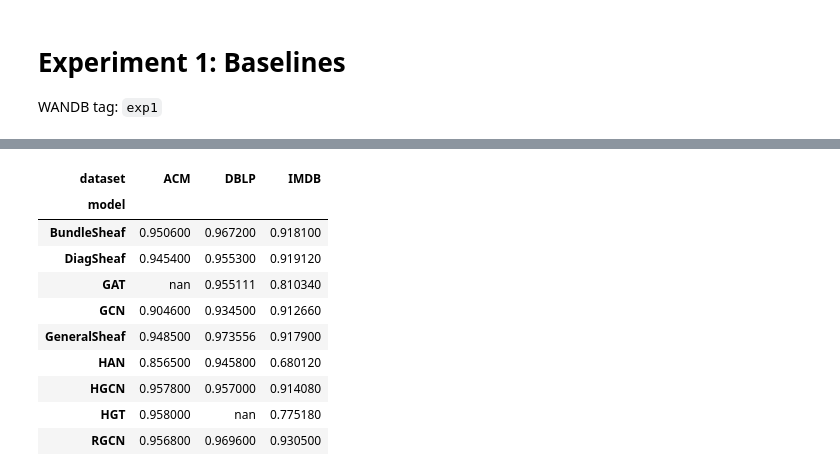
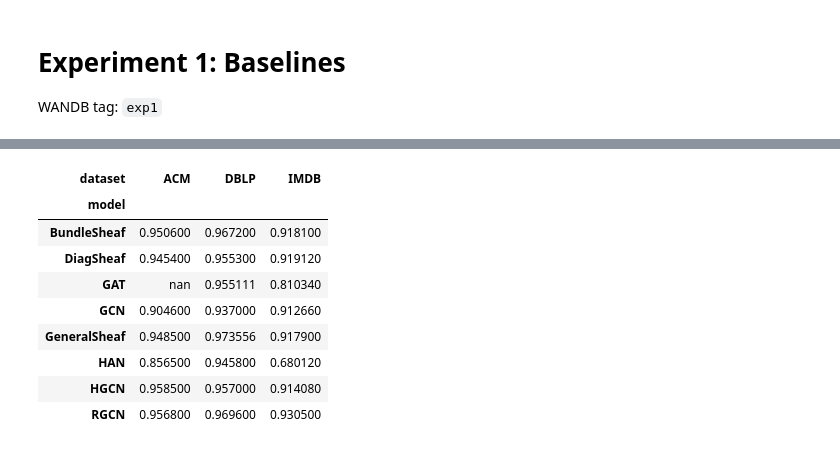
Before and after one commit to AspieCoder1/mphil-acs-repo, a Jupyter notebook: analysis/baselines.ipynb, the cells around one changed output, grey strips where cells are left out. Cells and saved outputs as stored; diff of their text form; code cells hidden in the pictures.

```diff
--- a/analysis/baselines.ipynb
+++ b/analysis/baselines.ipynb
@@ -14,7 +14,7 @@ sns.set_context('paper')
 # %%
 api = wandb.Api(api_key="cc080145b244f97b7db093ba0e3de5088e7ee7aa")
 # %%
-runs = api.runs(path="acs-thesis-lb2027/gnn-baselines", include_sweeps=False, filters={"$and": [{"tags": {"$in": ["exp1"]}}, {"state": "finished"}]})
+runs = api.runs(path="acs-thesis-lb2027/gnn-baselines", include_sweeps=False, filters={"$and": [{"tags": {"$in": ["exp1"]}}, {"state": "finished"}, {"config.model": {"$ne":"HGT"}}]})
 # %%
 rows = []
 
@@ -56,15 +56,15 @@ sns.barplot(df, x="model", y="test_accuracy", hue="dataset", ax=ax)
 # %%
-grouped = df.groupby(["model", "dataset"]).agg(["mean", "std"])["test_accuracy"]["mean"].unstack()
-grouped.style.highlight_max(color='blue')
+grouped = df.groupby(["model", "dataset"]).agg(["mean", "std", "max"])
+grouped_mean = grouped["test_accuracy"]["mean"].unstack()
+grouped_mean.style.highlight_max(color='blue')
 # %% [output]
 | dataset | ACM | DBLP | IMDB |
 | model |  |  |  |
 | BundleSheaf | 0.950600 | 0.967200 | 0.918100 |
 | DiagSheaf | 0.945400 | 0.955300 | 0.919120 |
 | GAT | nan | 0.955111 | 0.810340 |
-| GCN | 0.904600 | 0.934500 | 0.912660 |
+| GCN | 0.904600 | 0.937000 | 0.912660 |
 | GeneralSheaf | 0.948500 | 0.973556 | 0.917900 |
 | HAN | 0.856500 | 0.945800 | 0.680120 |
-| HGCN | 0.957800 | 0.957000 | 0.914080 |
-| HGT | 0.958000 | nan | 0.775180 |
+| HGCN | 0.958500 | 0.957000 | 0.914080 |
 | RGCN | 0.956800 | 0.969600 | 0.930500 |
```
Also changed, not shown: parts of 3 cells of this notebook.
